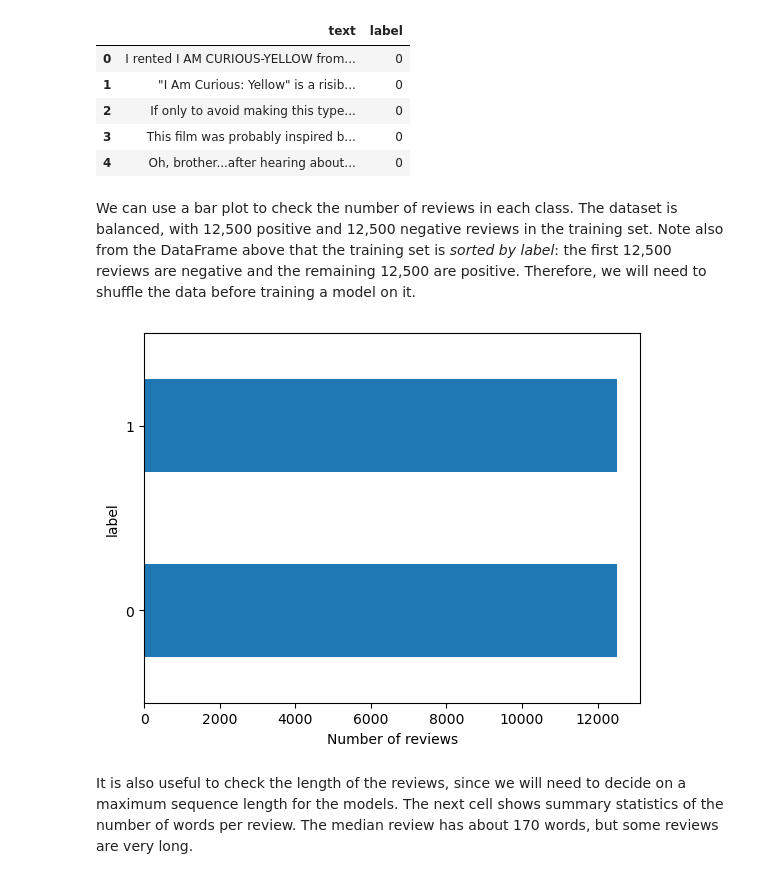
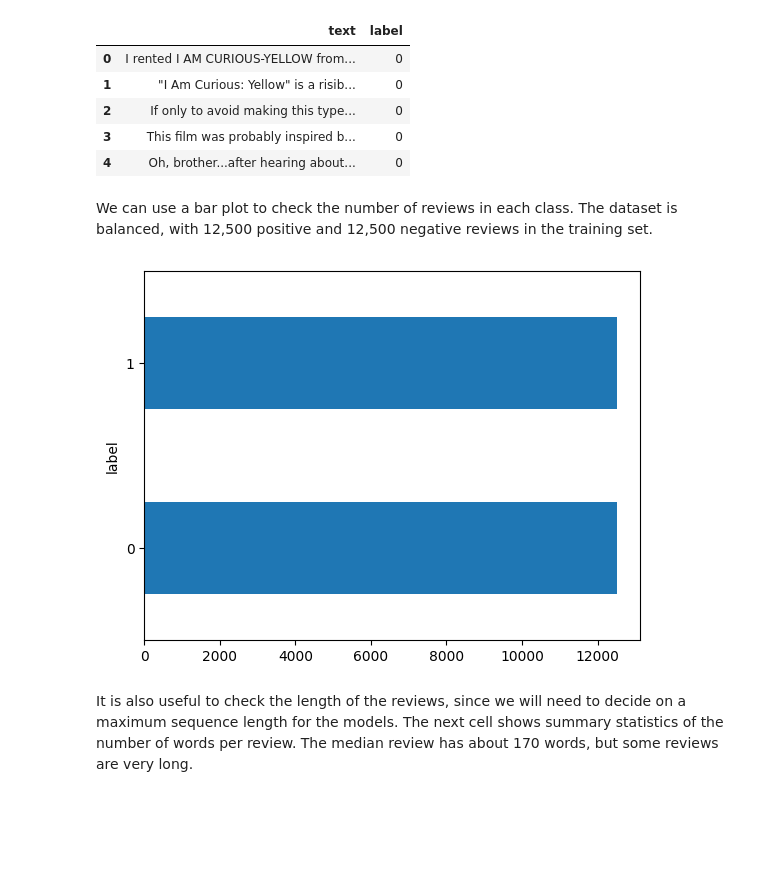
Before and after one commit to avakanski/Fall-2026-Applied-Data-Science-with-Python, a Jupyter notebook: Lectures/Theme_3-Model_Engineering/Lecture_18-NLP/Lecture_18-NLP.ipynb, the cells around one changed output. Cells and saved outputs as stored; diff of their text form; code cells hidden in the pictures; blank space fills up the shorter version.

Commit message:
Lecture 18: update NLP notebook content and tokenization figure
Co-Authored-By: Claude Opus 5.5 <noreply@anthropic.com>

```diff
--- a/Lectures/Theme_3-Model_Engineering/Lecture_18-NLP/Lecture_18-NLP.ipynb
+++ b/Lectures/Theme_3-Model_Engineering/Lecture_18-NLP/Lecture_18-NLP.ipynb
@@ -388,15 +396,14 @@ df.head()
 | 3 | This film was probably inspired b... | 0 |
 | 4 | Oh, brother...after hearing about... | 0 |
 # %% [markdown]
-We can use a bar plot to check the number of reviews in each class. The dataset is balanced, with 12,500 positive and 12,500 negative reviews in the training set. Note also from the DataFrame above that the training set is *sorted by label*: the first 12,500 reviews are negative and the remaining 12,500 are positive. Therefore, we will need to shuffle the data before training a model on it.
+We can use a bar plot to check the number of reviews in each class. The dataset is balanced, with 12,500 positive and 12,500 negative reviews in the training set.
 # %%
 import matplotlib.pyplot as plt
 
 df["label"].value_counts(ascending=True).plot.barh()
-plt.xlabel("Number of reviews")
 plt.show()
 # %% [output]
-[figure, old version]
+[figure, new version]
 # %% [markdown]
 It is also useful to check the length of the reviews, since we will need to decide on a maximum sequence length for the models. The next cell shows summary statistics of the number of words per review. The median review has about 170 words, but some reviews are very long.
 # %%
```
Also changed, not shown: parts of 30 cells of this notebook, 1 other file.
